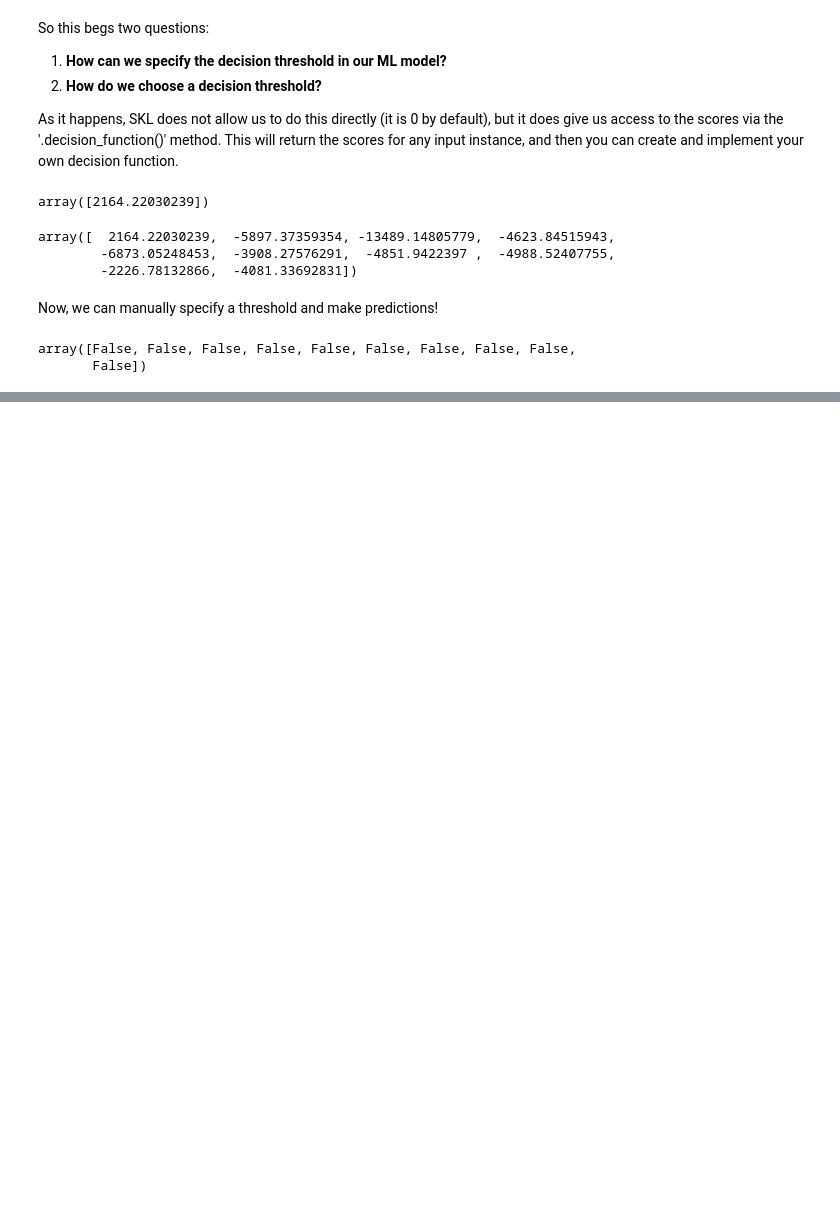
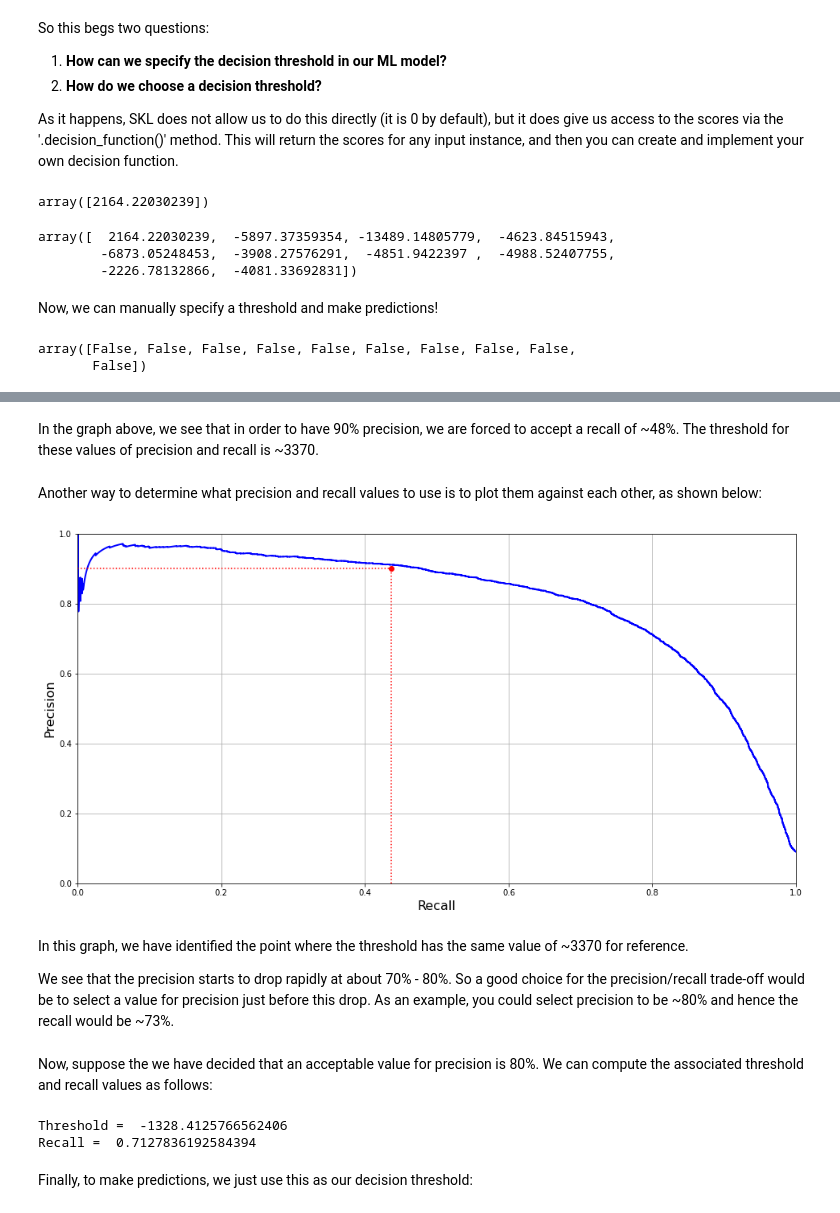
Before and after one commit to aj112358/ML_Notes, a Jupyter notebook: 03_Classification/03_Classification.ipynb, the cells around one changed output, grey strips where cells are left out. Cells and saved outputs as stored; diff of their text form; code cells hidden in the pictures; blank space fills up the shorter version.

```diff
--- a/03_Classification/03_Classification.ipynb
+++ b/03_Classification/03_Classification.ipynb
@@ -393,0 +446,43 @@ Let's do it!
+# %% [markdown]
+In the graph above, we see that in order to have 90% precision, we are forced to accept a recall of ~48%. The threshold for these values of precision and recall is ~3370.
+# %% [markdown]
+Another way to determine what precision and recall values to use is to plot them against each other, as shown below:
+# %%
+def plot_precision_vs_recall(precisions, recalls):
+    plt.plot(recalls, precisions, "b-", linewidth=2)
+    plt.xlabel("Recall", fontsize=16)
+    plt.ylabel("Precision", fontsize=16)
+    plt.axis([0, 1, 0, 1])
+    plt.grid(True)
+
+plt.figure(figsize=(16, 8))
+plot_precision_vs_recall(precision_array, recall_array)
+plt.plot([0.4368, 0.4368], [0., 0.9], "r:")
+plt.plot([0.0, 0.4368], [0.9, 0.9], "r:")
+plt.plot([0.4368], [0.9], "ro")
+# save_fig("precision_vs_recall_plot")
+plt.show()
+# %% [output]
+[figure, added]
+# %% [markdown]
+In this graph, we have identified the point where the threshold has the same value of ~3370 for reference.
+
+We see that the precision starts to drop rapidly at about 70% - 80%. So a good choice for the precision/recall trade-off would be to select a value for precision just before this drop. As an example, you could select precision to be ~80% and hence the recall would be ~73%.
+# %% [markdown]
+Now, suppose the we have decided that an acceptable value for precision is 80%. We can compute the associated threshold and recall values as follows:
+# %%
+precision = 0.8
+
+# Finds the first index for the maximum value (i.e. "True" value)
+max_value_index = np.argmax(precision_array >= precision)
+
+threshold_90_precision = threshold_array[max_value_index]
+recall_90_precision = recall_array[max_value_index]
+
+print("Threshold = ", threshold_90_precision)
+print("Recall = ", recall_90_precision)
+# %% [output]
+Threshold =  -1328.4125766562406
+Recall =  0.7127836192584394
+# %% [markdown]
+Finally, to make predictions, we just use this as our decision threshold:
```
Also changed, not shown: parts of 21 cells of this notebook.
